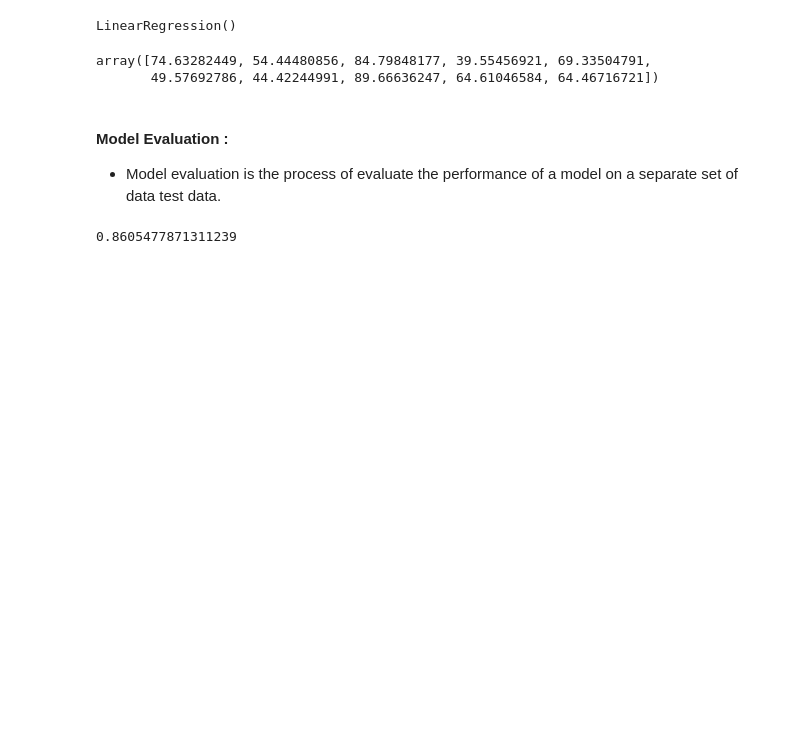
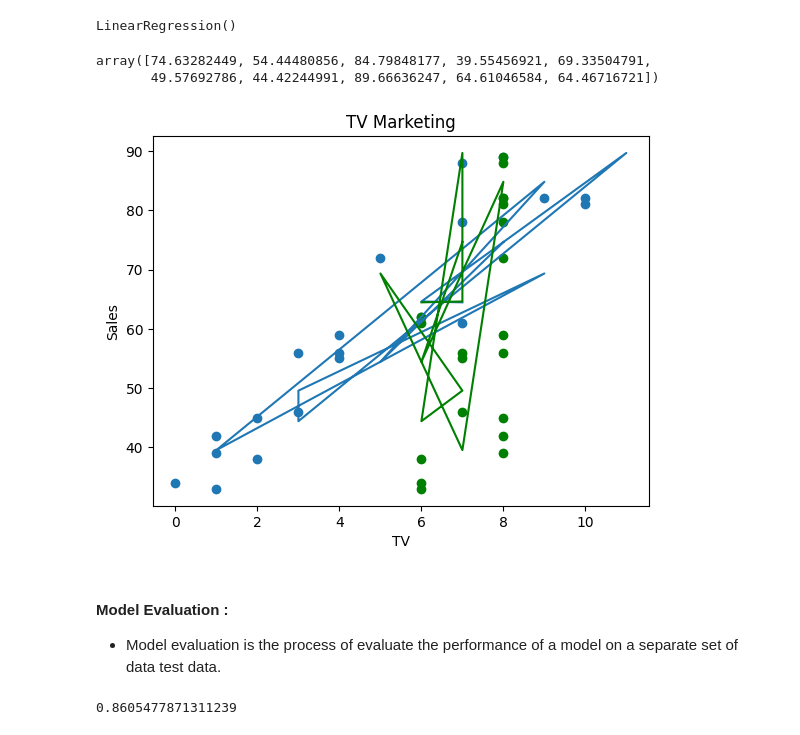
Before and after one commit to Ranjith5720/Regression_Models, a Jupyter notebook: Multi_Linear_Regression.ipynb, the cells around one changed output. Saved outputs shown, nothing was run; the diff lists cells and outputs as text; code cells hidden in the pictures; blank space fills up the shorter version.

```diff
--- a/Multi_Linear_Regression.ipynb
+++ b/Multi_Linear_Regression.ipynb
@@ -284,6 +275,17 @@ y_predict
 # %% [output]
 array([74.63282449, 54.44480856, 84.79848177, 39.55456921, 69.33504791,
        49.57692786, 44.42244991, 89.66636247, 64.61046584, 64.46716721])
+# %%
+plt.scatter(x_train['Hours'],y_train)
+plt.plot(x_test['Hours'],y_predict)
+plt.scatter(x_train['sHours'],y_train,c = 'green')
+plt.plot(x_test['sHours'],y_predict,c = 'green')
+plt.title('TV Marketing')
+plt.xlabel('TV')
+plt.ylabel('Sales')
+plt.show()
+# %% [output]
+[figure, added]
 # %% [markdown]
 #### **Model Evaluation :**
 
```
Also changed, not shown: parts of 8 cells of this notebook.
